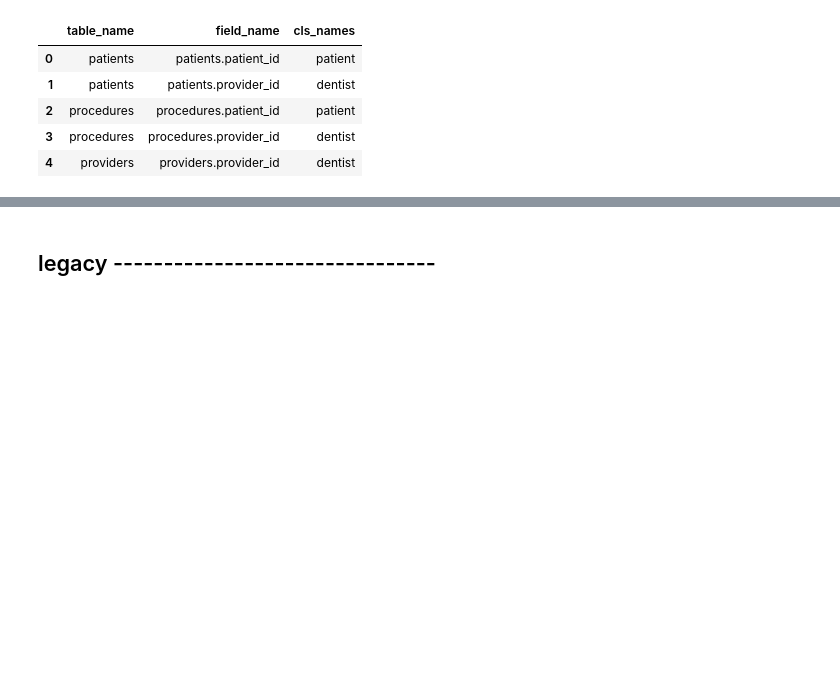
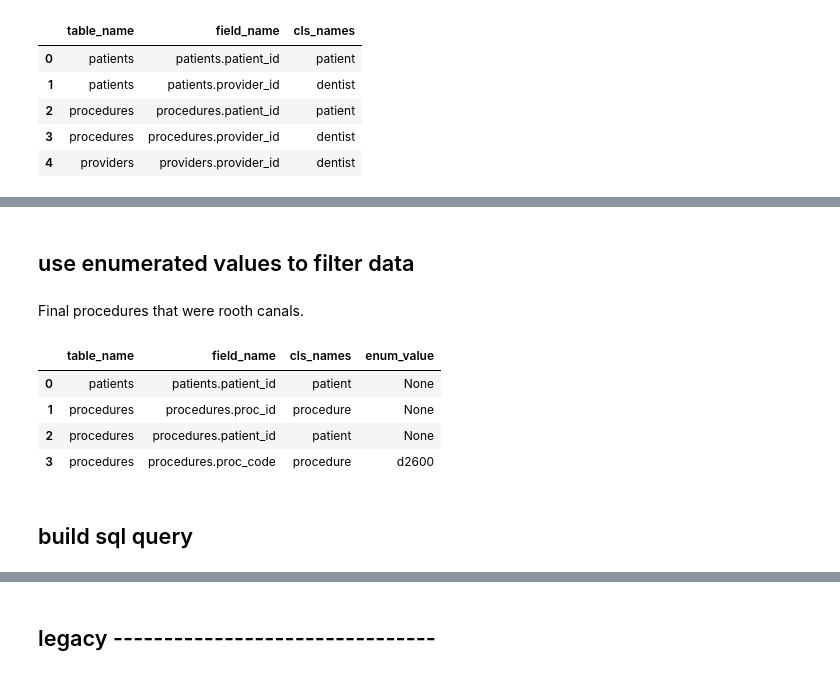
Before and after one commit to wdduncan/test-data-field-punning, a Jupyter notebook: notebooks/schema_demo.ipynb, the cells around one changed output, grey strips where cells are left out. Drawn from its saved outputs; the diff is of its cells as text; code cells hidden in the pictures; blank space fills up the shorter version.

```diff
--- a/notebooks/schema_demo.ipynb
+++ b/notebooks/schema_demo.ipynb
@@ -398,0 +509,36 @@ sqldf(q)
+# %% [markdown]
+## use enumerated values to filter data
+# %% [markdown]
+Final procedures that were rooth canals.
+# %%
+q = """
+prefix : <https://data-field-punning.owl/>
+select distinct ?table_name ?field_name ?cls_names ?enum_value
+where {
+
+    ?field a :field;
+        :represents ?cls;
+        rdfs:label ?field_name;
+        :member_of [a :table; rdfs:label ?table_name] .
+
+    optional {
+    ?enum a :enumerated_value;
+        :has_value ?enum_value;
+        :defines_values_in ?field;
+        :represents :root_canal .
+    }
+
+    ?cls rdfs:label ?cls_names .
+    filter(?cls = :procedure || ?cls = :patient)
+}
+"""
+field_df = sparql_query_to_df(q, g)
+field_df
+# %% [output]
+|  | table_name | field_name | cls_names | enum_value |
+| 0 | patients | patients.patient_id | patient | None |
+| 1 | procedures | procedures.proc_id | procedure | None |
+| 2 | procedures | procedures.patient_id | patient | None |
+| 3 | procedures | procedures.proc_code | procedure | d2600 |
+# %% [markdown]
+## build sql query
```
Also changed, not shown: parts of 36 cells of this notebook.
